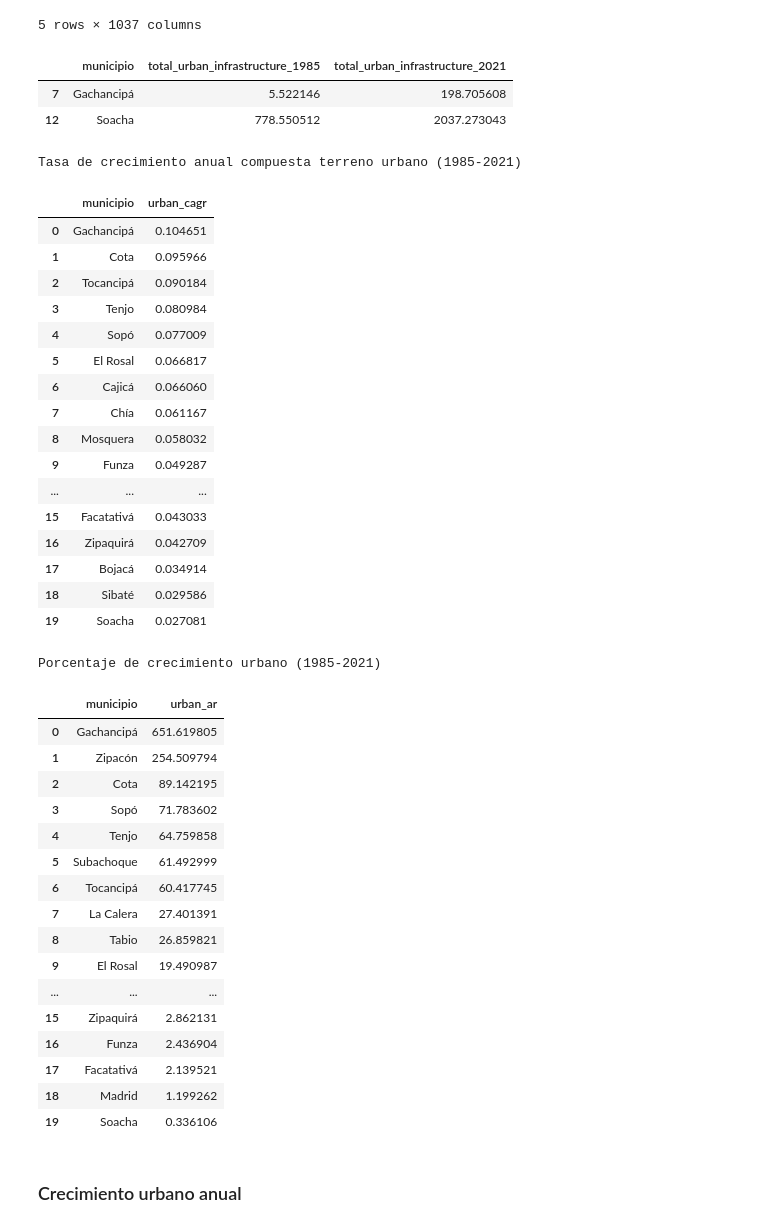
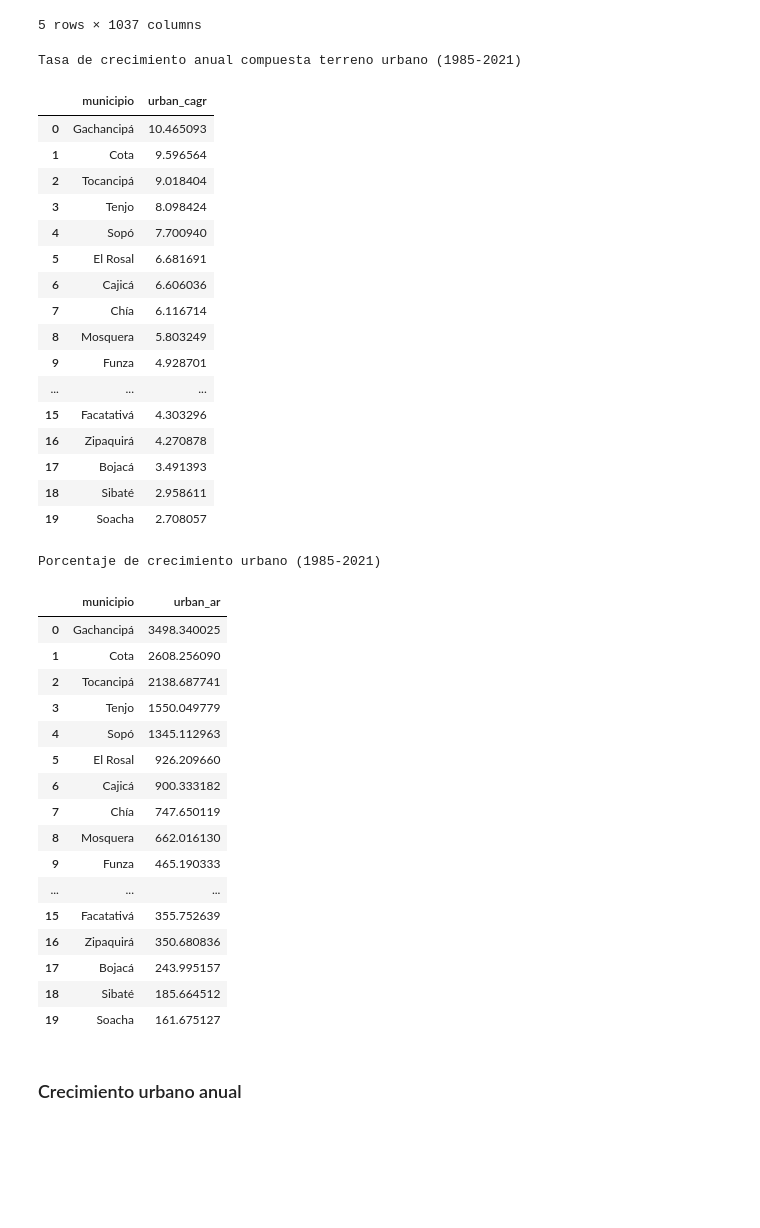
Before and after one commit to wilomaku/maps-social-Colombia, a Jupyter notebook: src/12_EDA_usos_suelo_time.ipynb, the cells around one changed output. Drawn from its saved outputs; the diff is of its cells as text; code cells hidden in the pictures; blank space fills up the shorter version.

```diff
--- a/src/12_EDA_usos_suelo_time.ipynb
+++ b/src/12_EDA_usos_suelo_time.ipynb
@@ -566,61 +566,54 @@ for yr in range(1986, 2022):
         (area_df[end_col] / area_df[start_col]) - 1,
         np.nan
     ) * 100
-# %%
-area_df = area_df.merge(soil[['municipio', 'SUBREGIÓN']].drop_duplicates(), on='municipio', how='inner')
-# %%
-area_df[area_df['municipio'].isin(['Gachancipá', 'Soacha'])][['municipio', 'total_urban_infrastructure_1985', 'total_urban_infrastructure_2021']]
-# %% [output]
-|  | municipio | total_urban_infrastructure_1985 | total_urban_infrastructure_2021 |
-| 7 | Gachancipá | 5.522146 | 198.705608 |
-| 12 | Soacha | 778.550512 | 2037.273043 |
 # %%
+# Calculation relative area and compound growth rate (CAGR) for urban infrastructure
 def cal_cagr(x):
-    return (x['total_urban_infrastructure_2021'] / x['total_urban_infrastructure_1985'])**(1/(2021-1985)) - 1
+    return ((x['total_urban_infrastructure_2021'] / x['total_urban_infrastructure_1985'])**(1/(2021-1985)) - 1)*100
 
 def cal_ar(x):
-    return (x['total_urban_infrastructure_2021'] / x['total_urban_infrastructure_1985'])/(x['total_urban_infrastructure_1985']) * 100
+    return (x['total_urban_infrastructure_2021'] - x['total_urban_infrastructure_1985'])/(x['total_urban_infrastructure_1985']) * 100
 
 print("Tasa de crecimiento anual compuesta terreno urbano (1985-2021)")
 display(area_df.groupby('municipio').apply(cal_cagr).sort_values(ascending=False).reset_index().drop(columns=['level_1']).rename(columns={0: 'urban_cagr'}))
 print("Porcentaje de crecimiento urbano (1985-2021)")
 display(area_df.groupby('municipio').apply(cal_ar).sort_values(ascending=False).reset_index().drop(columns=['level_1']).rename(columns={0: 'urban_ar'}))
 # %% [output]
 Tasa de crecimiento anual compuesta terreno urbano (1985-2021)
 |  | municipio | urban_cagr |
-| 0 | Gachancipá | 0.104651 |
-| 1 | Cota | 0.095966 |
-| 2 | Tocancipá | 0.090184 |
-| 3 | Tenjo | 0.080984 |
-| 4 | Sopó | 0.077009 |
-| 5 | El Rosal | 0.066817 |
-| 6 | Cajicá | 0.066060 |
-| 7 | Chía | 0.061167 |
-| 8 | Mosquera | 0.058032 |
-| 9 | Funza | 0.049287 |
+| 0 | Gachancipá | 10.465093 |
+| 1 | Cota | 9.596564 |
+| 2 | Tocancipá | 9.018404 |
+| 3 | Tenjo | 8.098424 |
+| 4 | Sopó | 7.700940 |
+| 5 | El Rosal | 6.681691 |
+| 6 | Cajicá | 6.606036 |
+| 7 | Chía | 6.116714 |
+| 8 | Mosquera | 5.803249 |
+| 9 | Funza | 4.928701 |
 | ... | ... | ... |
-| 15 | Facatativá | 0.043033 |
-| 16 | Zipaquirá | 0.042709 |
-| 17 | Bojacá | 0.034914 |
-| 18 | Sibaté | 0.029586 |
-| 19 | Soacha | 0.027081 |
+| 15 | Facatativá | 4.303296 |
+| 16 | Zipaquirá | 4.270878 |
+| 17 | Bojacá | 3.491393 |
+| 18 | Sibaté | 2.958611 |
+| 19 | Soacha | 2.708057 |
 Porcentaje de crecimiento urbano (1985-2021)
 |  | municipio | urban_ar |
-| 0 | Gachancipá | 651.619805 |
-| 1 | Zipacón | 254.509794 |
-| 2 | Cota | 89.142195 |
-| 3 | Sopó | 71.783602 |
-| 4 | Tenjo | 64.759858 |
-| 5 | Subachoque | 61.492999 |
-| 6 | Tocancipá | 60.417745 |
-| 7 | La Calera | 27.401391 |
-| 8 | Tabio | 26.859821 |
-| 9 | El Rosal | 19.490987 |
+| 0 | Gachancipá | 3498.340025 |
+| 1 | Cota | 2608.256090 |
+| 2 | Tocancipá | 2138.687741 |
+| 3 | Tenjo | 1550.049779 |
+| 4 | Sopó | 1345.112963 |
+| 5 | El Rosal | 926.209660 |
+| 6 | Cajicá | 900.333182 |
+| 7 | Chía | 747.650119 |
+| 8 | Mosquera | 662.016130 |
+| 9 | Funza | 465.190333 |
 | ... | ... | ... |
-| 15 | Zipaquirá | 2.862131 |
-| 16 | Funza | 2.436904 |
-| 17 | Facatativá | 2.139521 |
-| 18 | Madrid | 1.199262 |
-| 19 | Soacha | 0.336106 |
+| 15 | Facatativá | 355.752639 |
+| 16 | Zipaquirá | 350.680836 |
+| 17 | Bojacá | 243.995157 |
+| 18 | Sibaté | 185.664512 |
+| 19 | Soacha | 161.675127 |
 # %% [markdown]
 ### Crecimiento urbano anual
```
Also changed, not shown: parts of 3 cells of this notebook, 3 other files.
